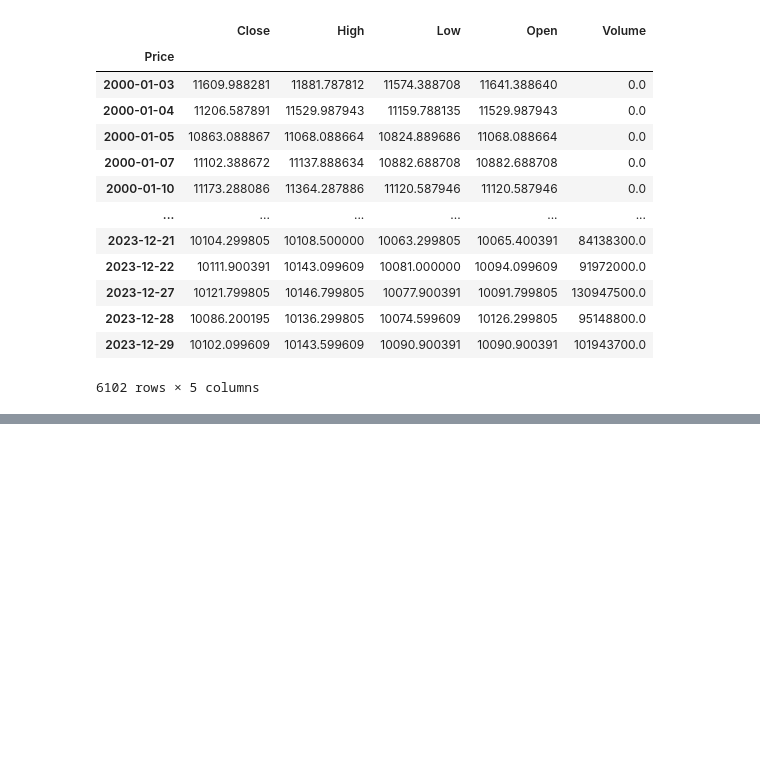
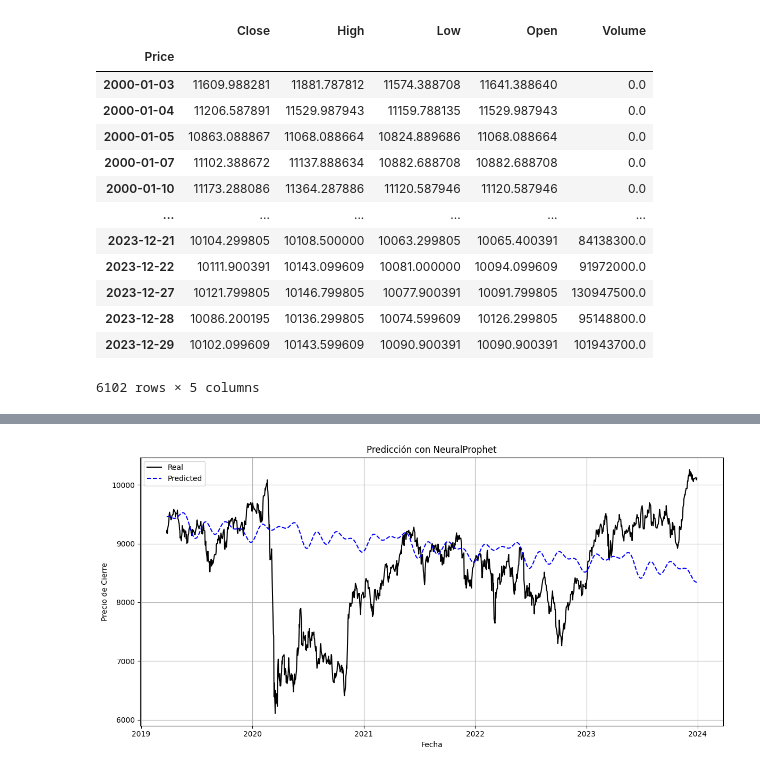
Before and after one commit to Braxwells/IBEX-35-SP-500, a Jupyter notebook: main.ipynb, the cells around one changed output, grey strips where cells are left out. Saved outputs shown, nothing was run; the diff lists cells and outputs as text; code cells hidden in the pictures; blank space fills up the shorter version.

```diff
--- a/main.ipynb
+++ b/main.ipynb
@@ -157,0 +434,23 @@ ZX
+# %%
+import pandas as pd
+from neuralprophet import NeuralProphet
+from sklearn.metrics import mean_absolute_error, mean_squared_error, r2_score
+import numpy as np
+
+df_np = df_ibex35[['Close']].copy()
+
+# Asegurarnos de que el índice es datetime y lo convertimos en columna
+df_np = df_np.reset_index()
+df_np.columns = ['ds', 'y']  # Renombramos columnas directamente
+
+# Convertimos 'ds' a datetime, por si acaso
+df_np['ds'] = pd.to_datetime(df_np['ds'])
+
+
+# División en conjunto de entrenamiento y validación
+split_index = int(len(df_np) * 0.8)
+df_train_np = df_np.iloc[:split_index]
+df_val_np = df_np.iloc[split_index:]
+
+import numpy as np
+np.NaN = np.nan  #  hack para arreglar incompatibilidad con NeuralProphet
@@ -157,0 +532,19 @@ ZX
+# %%
+import matplotlib.pyplot as plt
+
+# Aseguramos que las longitudes coincidan
+df_plot = df_val_np.copy()
+df_plot["Predicted"] = forecast["yhat1"].values
+
+plt.figure(figsize=(12, 6))
+plt.plot(df_plot["ds"], df_plot["y"], label="Real", color="black")
+plt.plot(df_plot["ds"], df_plot["Predicted"], label="Predicted", color="blue", linestyle="--")
+plt.title("Predicción con NeuralProphet")
+plt.xlabel("Fecha")
+plt.ylabel("Precio de Cierre")
+plt.legend()
+plt.grid(True)
+plt.tight_layout()
+plt.show()
+# %% [output]
+[figure, added]
```
Also changed, not shown: parts of 13 cells of this notebook.
